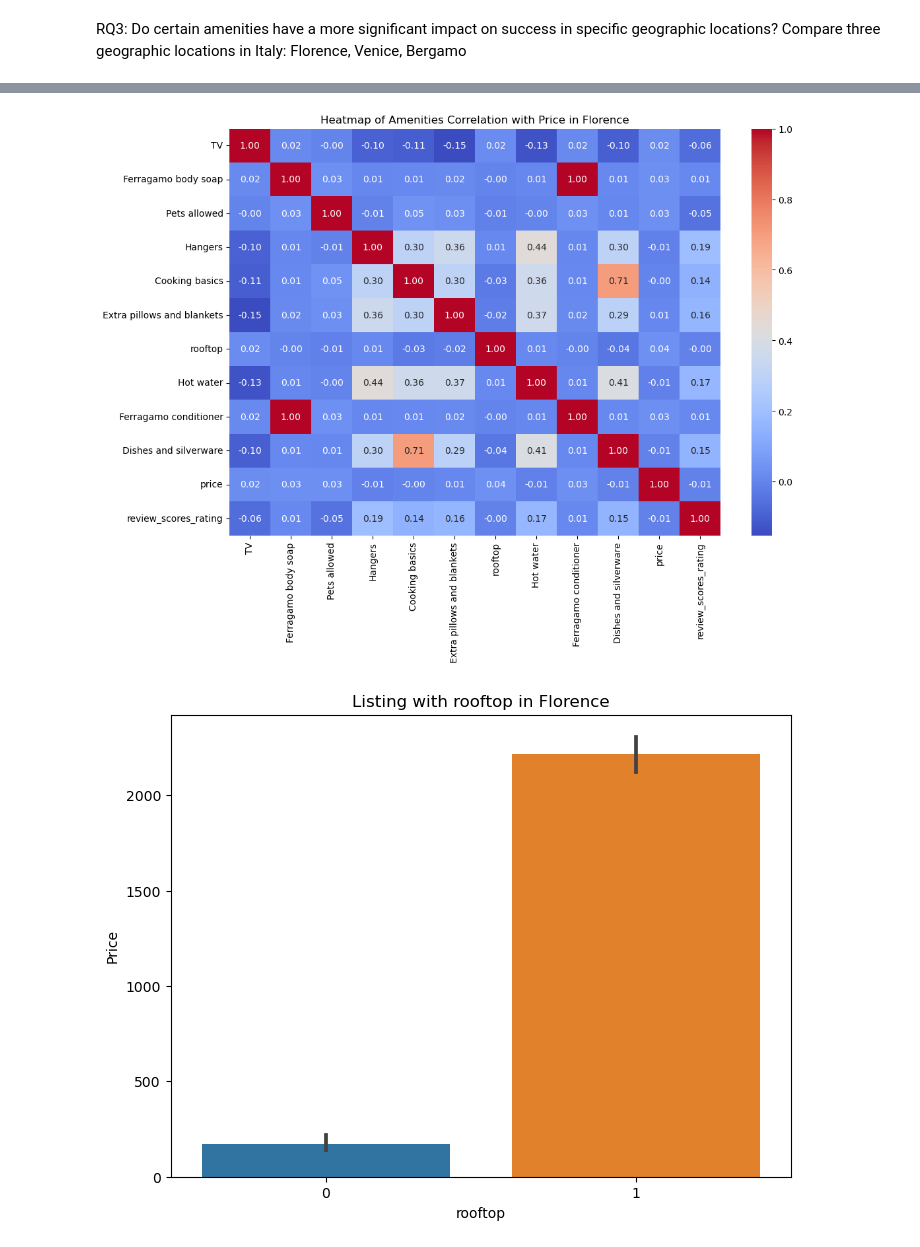
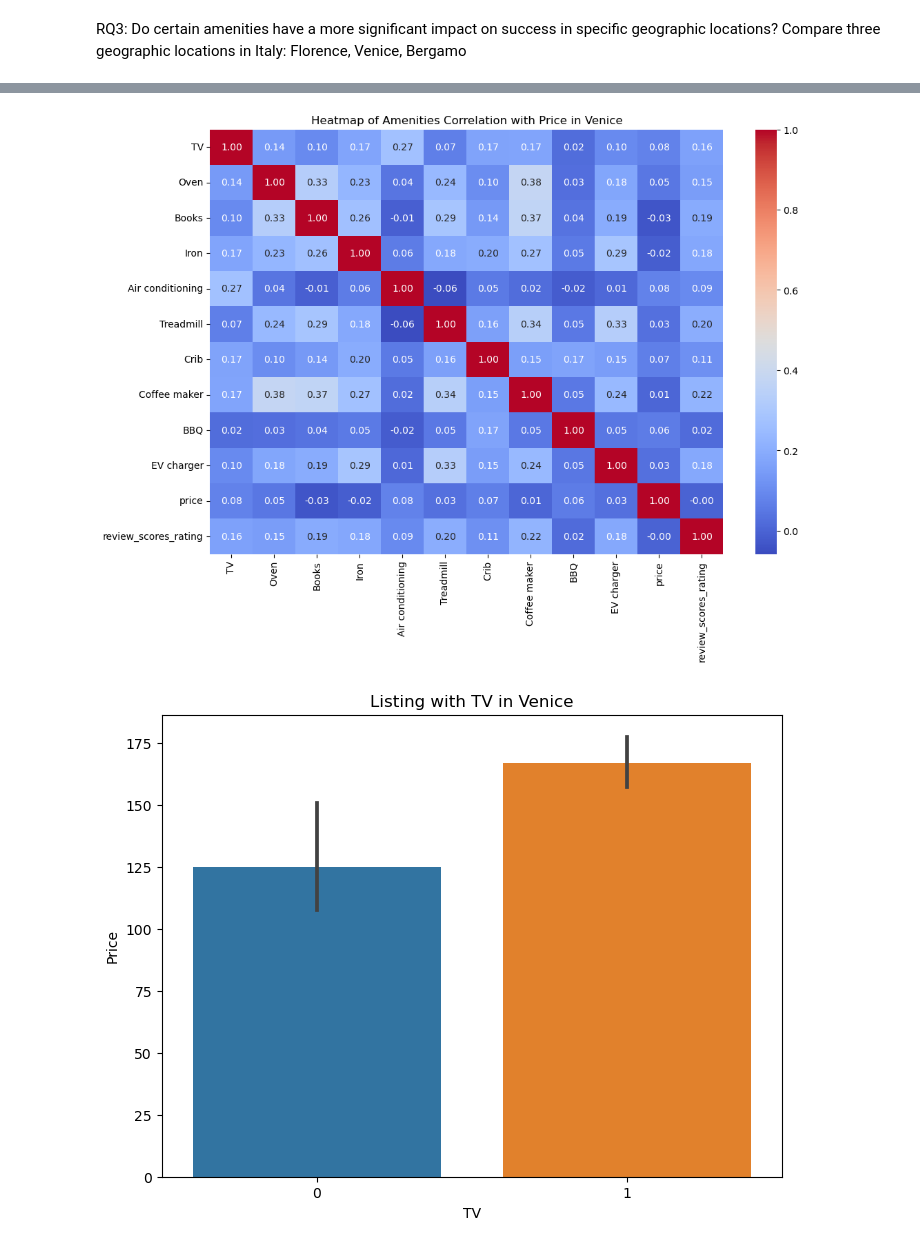
Before and after one commit to paulina-01/OpenAIr, a Jupyter notebook: rq3/RQ3_1.ipynb, the cells around one changed output, grey strips where cells are left out. Drawn from its saved outputs; the diff is of its cells as text; code cells hidden in the pictures.

```diff
--- a/rq3/RQ3_1.ipynb
+++ b/rq3/RQ3_1.ipynb
@@ -45,6 +251,5 @@ bergamo_prepared_df = prepare_data_for_analysis(bergamo_df)
 # %%
 def analyze_and_visualize(city_df, city_name):
-
     correlation_matrix = city_df.drop(['host_location', 'beds'], axis=1).corr()
     price_correlation = correlation_matrix['price'].sort_values(ascending=False)
     review_score_correlation = correlation_matrix['review_scores_rating'].sort_values(ascending=False)
@@ -60,7 +265,7 @@ def analyze_and_visualize(city_df, city_name):
     plt.show()
 
     # identify the top three amenities most correlated with price
-    top_features = correlation_matrix['price'].abs().sort_values(ascending=False).index[1:4]
+    top_features = correlation_matrix['price'].sort_values(ascending=False).index[1:4]
     #print(top_features)
     # bar charts for these top three amenities showing avg price with and without the amenities
     for feature in top_features:
@@ -73,6 +285,5 @@ def analyze_and_visualize(city_df, city_name):
 # %%
-for city_df, city_name in [(florence_prepared_df, 'Florence'), (venice_prepared_df, 'Venice'), (bergamo_prepared_df, 'Bergamo')]:
-    analyze_and_visualize(city_df, city_name)
+analyze_and_visualize(venice_prepared_df, 'Venice')
 # %% [output]
-[figure, old version]
+[figure, new version]
-[figure, old version]
+[figure, new version]
```
Also changed, not shown: parts of 7 cells of this notebook.
